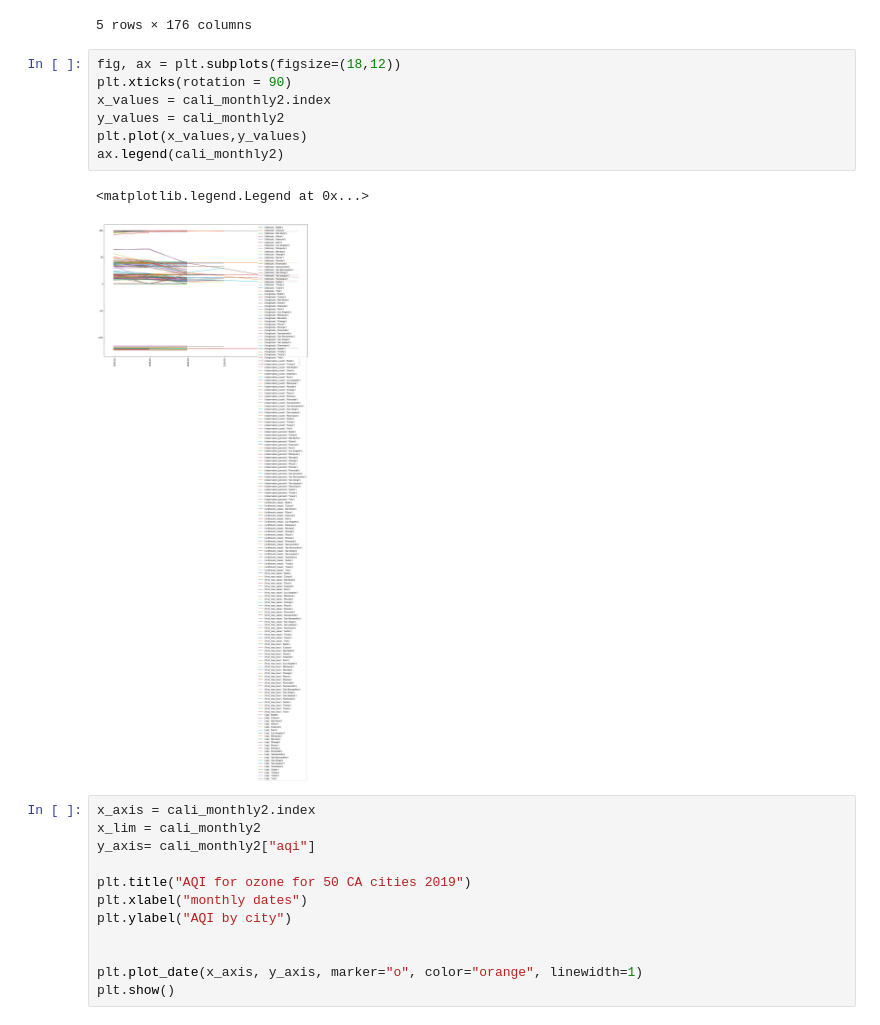
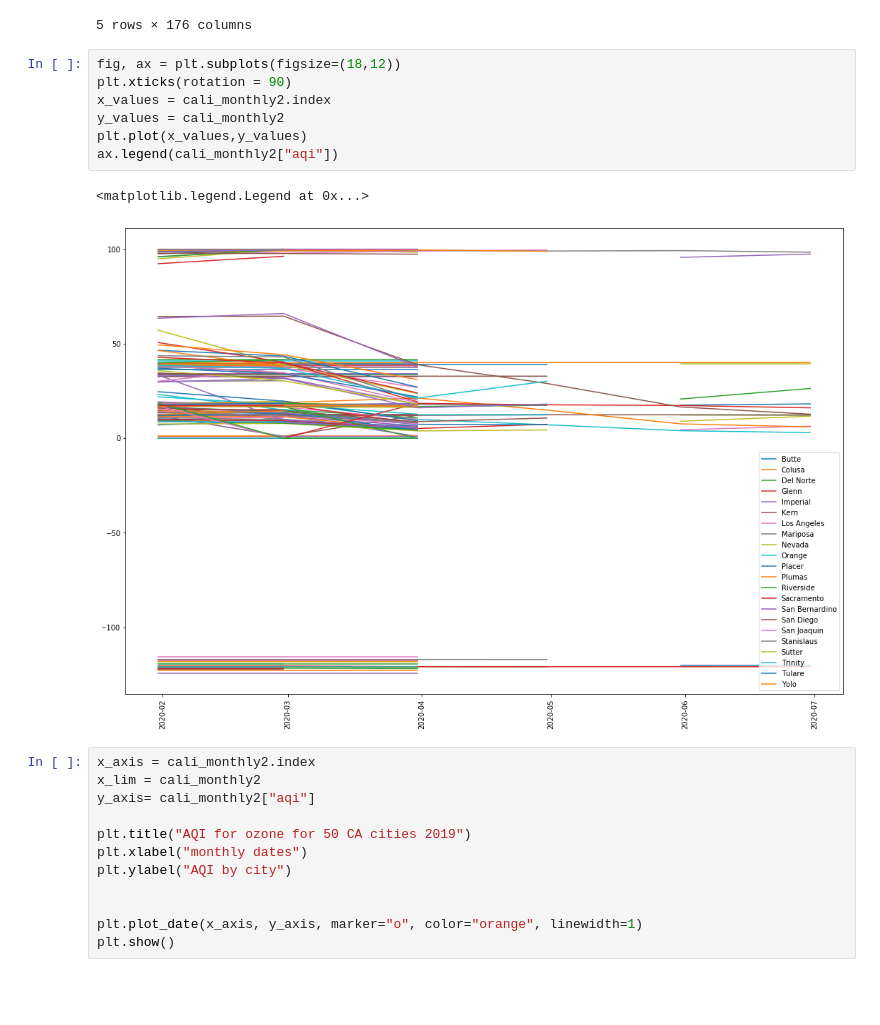
Before and after one commit to TrentELittle/BootcampProject1, a Jupyter notebook: project_main.ipynb, the cells around one changed output. Saved outputs shown, nothing was run; the diff lists cells and outputs as text; blank space fills up the shorter version.

Commit message:
cleaned up the legend
I pulled out the legend so it only looked at aqi

```diff
--- a/project_main.ipynb
+++ b/project_main.ipynb
@@ -245,13 +245,13 @@ cali_monthly2.head()
 # %%
 fig, ax = plt.subplots(figsize=(18,12))
 plt.xticks(rotation = 90)
 x_values = cali_monthly2.index
 y_values = cali_monthly2
 plt.plot(x_values,y_values)
-ax.legend(cali_monthly2)
+ax.legend(cali_monthly2["aqi"])
 # %% [output]
 <matplotlib.legend.Legend at 0x...>
-[figure, old version]
+[figure, new version]
 # %%
 x_axis = cali_monthly2.index
 x_lim = cali_monthly2
```
